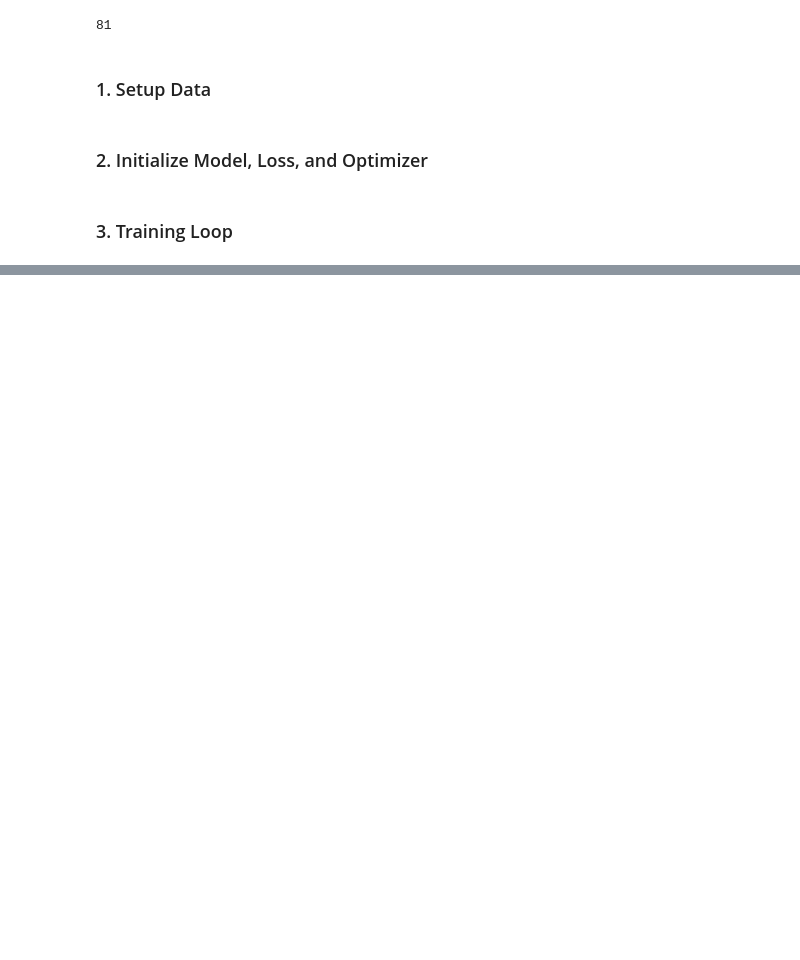
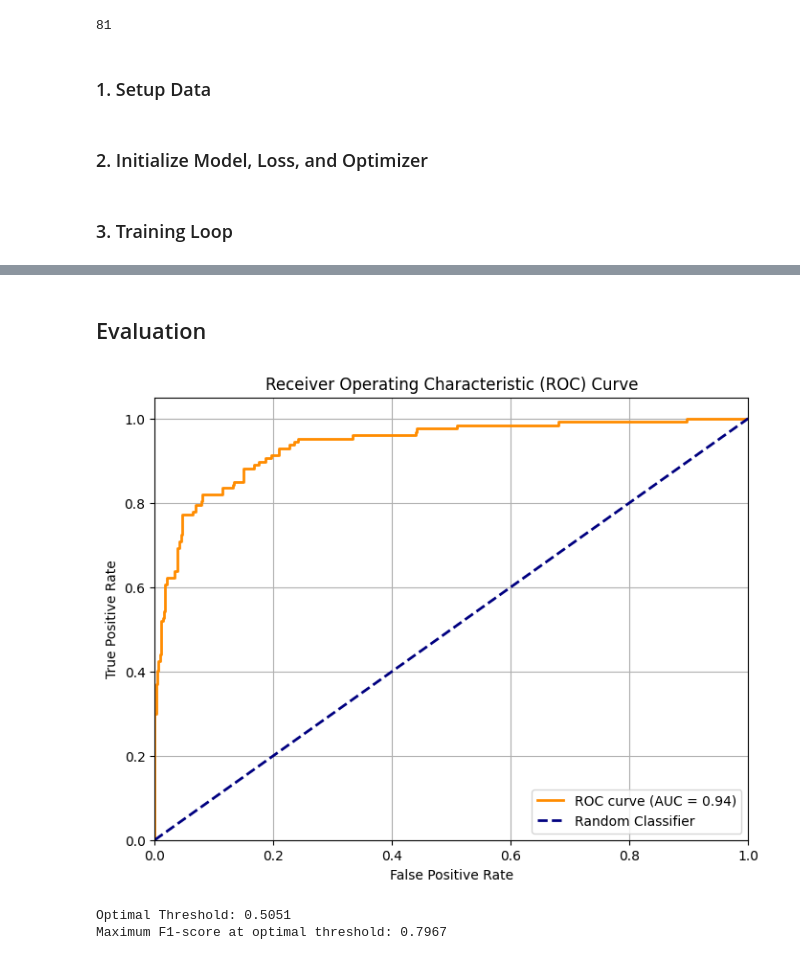
Before and after one commit to nmach22/Promoter-Classification, a Jupyter notebook: notebooks/train_lstm.ipynb, the cells around one changed output, grey strips where cells are left out. Drawn from its saved outputs; the diff is of its cells as text; code cells hidden in the pictures; blank space fills up the shorter version.

Commit message:
ecoli trained

```diff
--- a/notebooks/train_lstm.ipynb
+++ b/notebooks/train_lstm.ipynb
@@ -50,8 +51,8 @@ prom_path = f"{ROOT_DIR}/{ecoli_data['promoter_fasta']}"
 non_prom_path = f"{ROOT_DIR}/{ecoli_data['non_promoter_fasta']}"
 seq_length = ecoli_data['seq_len']
 # %%
-k3_encoder = KmerEncoding(k=3)
-dataset = FastaDataset(prom_path, non_prom_path, seq_len=seq_length, encoding_func=k3_encoder)
+# k3_encoder = KmerEncoding(k=3)
+dataset = FastaDataset(prom_path, non_prom_path, seq_len=seq_length)
 train_ds, val_ds, test_ds = dataset_split(dataset)
 # %%
 len(test_ds[0][0])
@@ -94,0 +119,28 @@ train.train(100, True)
+# %%
+save_dir = f'/content/drive/MyDrive/checkpoints_bio/lstm/{ecoli_data['name']}'
+
+os.makedirs(save_dir, exist_ok=True)
+# %% [markdown]
+## Evaluation
+# %%
+from eval.train_evals import TrainEvals
+from eval.metrics import *
+
+fpr, tpr, roc_auc, all_labels, all_predictions = calculate_roc_data(model,test_loader,False,device)
+# %%
+plot_roc_curve(fpr, tpr, roc_auc,save_dir=save_dir,
+                file_name='ecoli_roc_curve'
+               )
+# %% [output]
+[figure, added]
+# %%
+thresholds = np.linspace(0, 1, 100)
+
+# Call the function to find the optimal threshold
+optimal_threshold, max_f1_score = find_optimal_threshold(all_labels, all_predictions, thresholds)
+
+print(f"Optimal Threshold: {optimal_threshold:.4f}")
+print(f"Maximum F1-score at optimal threshold: {max_f1_score:.4f}")
+# %% [output]
+Optimal Threshold: 0.5051
+Maximum F1-score at optimal threshold: 0.7967
```
Also changed, not shown: parts of 9 cells of this notebook.
